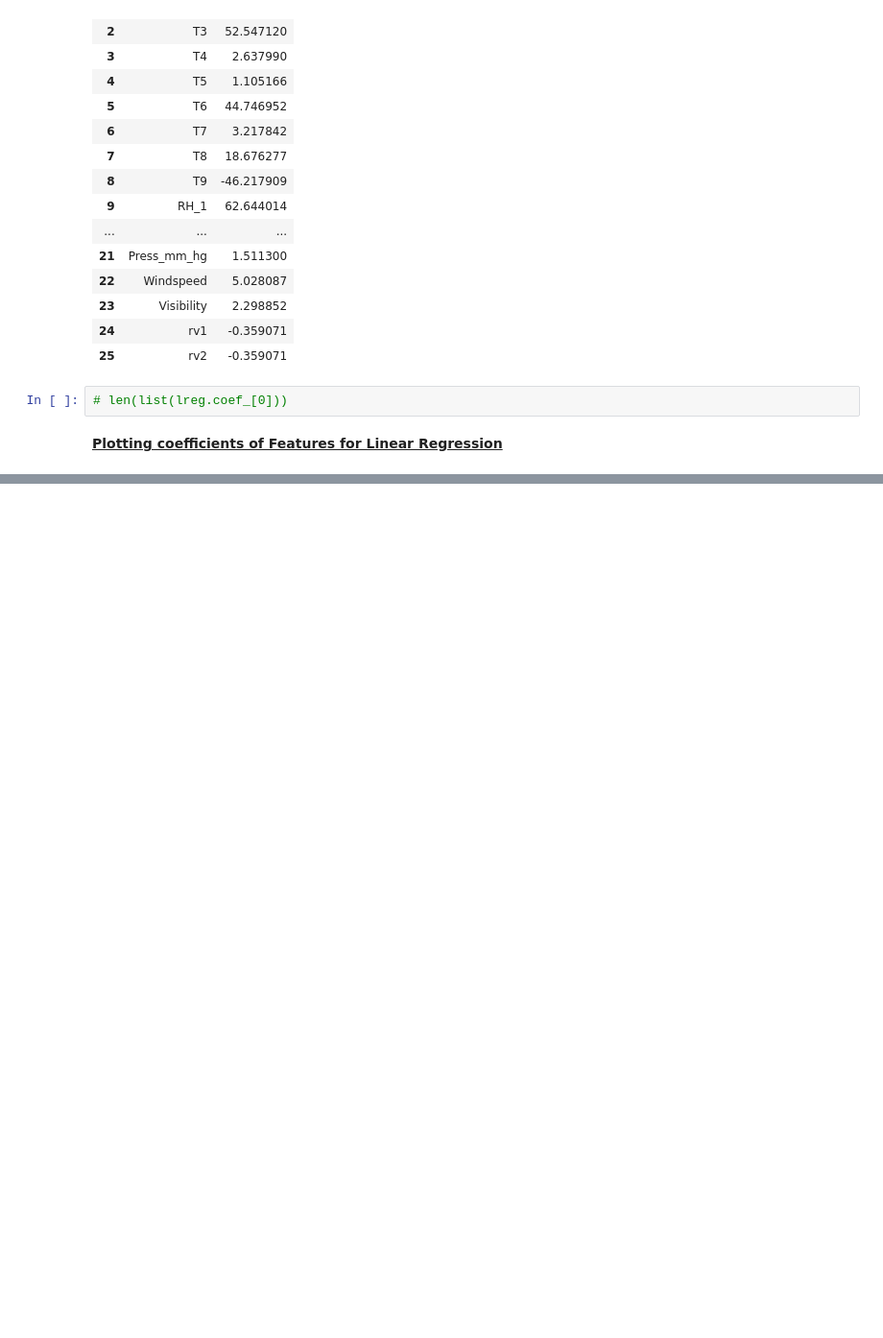
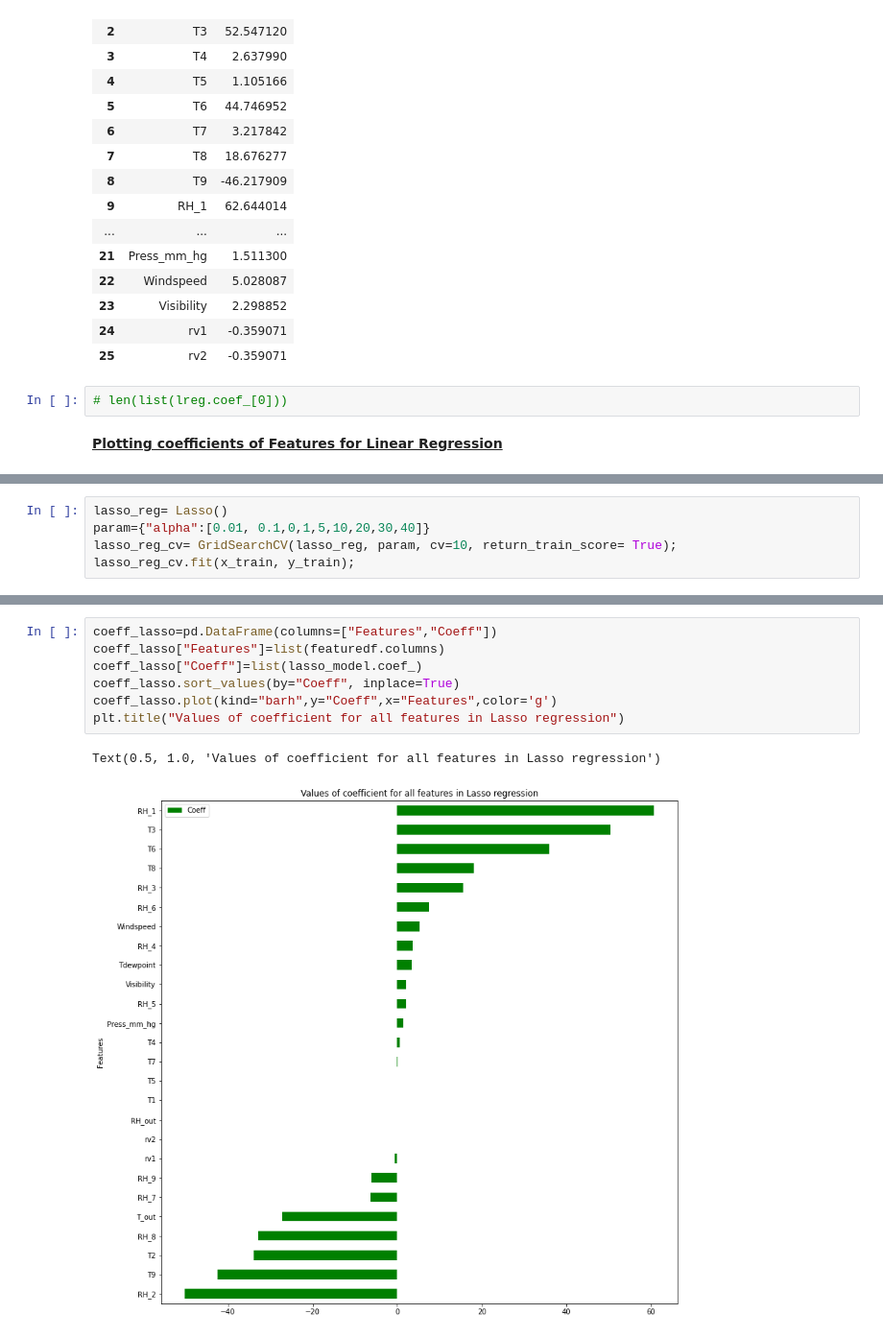
Before and after one commit to makdatascience/Appliance_Energy_Prediction, a Jupyter notebook: Proj_Super_ML_Reg.ipynb, the cells around one changed output, grey strips where cells are left out. Shown at 96% size. Cells and saved outputs as stored; diff of their text form; blank space fills up the shorter version.

```diff
--- a/Proj_Super_ML_Reg.ipynb
+++ b/Proj_Super_ML_Reg.ipynb
@@ -358,0 +405,5 @@ plt.title("Values of coefficient for all features in linear regression")
+# %%
+lasso_reg= Lasso()
+param={"alpha":[0.01, 0.1,0,1,5,10,20,30,40]}
+lasso_reg_cv= GridSearchCV(lasso_reg, param, cv=10, return_train_score= True);
+lasso_reg_cv.fit(x_train, y_train);
@@ -358,0 +435,10 @@ plt.title("Values of coefficient for all features in linear regression")
+# %%
+coeff_lasso=pd.DataFrame(columns=["Features","Coeff"])
+coeff_lasso["Features"]=list(featuredf.columns)
+coeff_lasso["Coeff"]=list(lasso_model.coef_)
+coeff_lasso.sort_values(by="Coeff", inplace=True)
+coeff_lasso.plot(kind="barh",y="Coeff",x="Features",color='g')
+plt.title("Values of coefficient for all features in Lasso regression")
+# %% [output]
+Text(0.5, 1.0, 'Values of coefficient for all features in Lasso regression')
+[figure, added]
```
Also changed, not shown: parts of 14 cells of this notebook.
